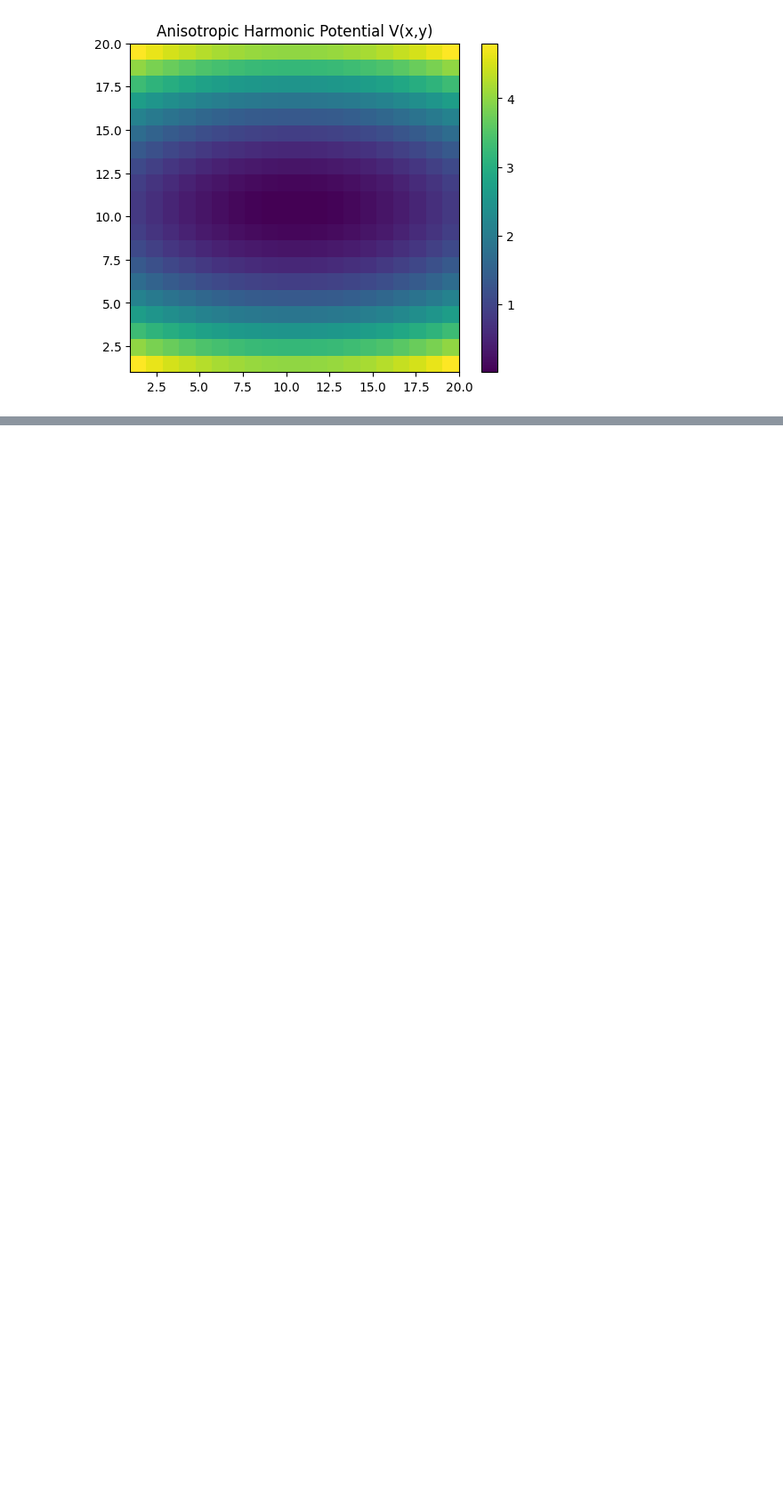
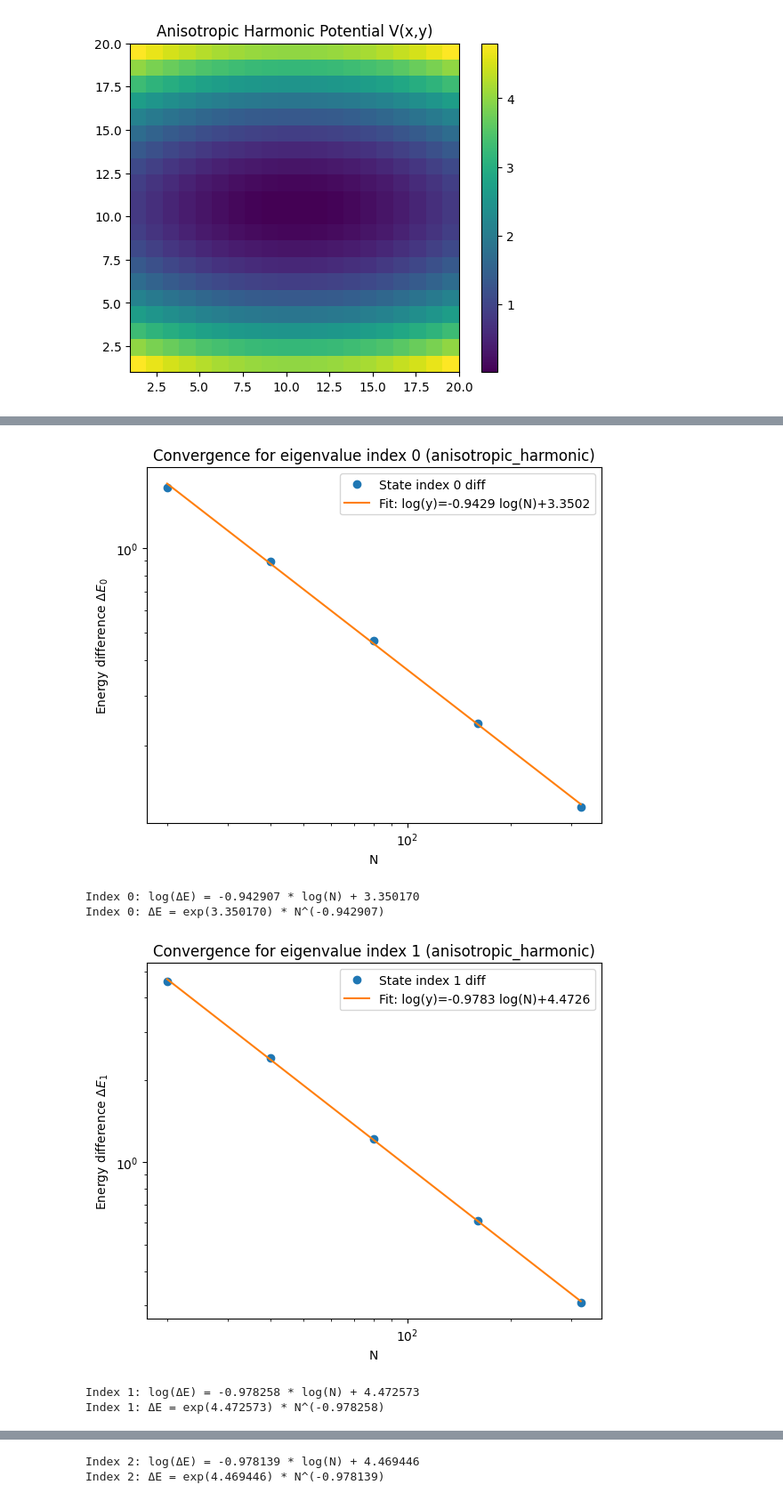
Before and after one commit to desaiamogh31/utd-hpc-course-repo, a Jupyter notebook: hw2/src/analysis.ipynb, the cells around one changed output, grey strips where cells are left out. Shown at 89% size. Saved outputs shown, nothing was run; the diff lists cells and outputs as text; code cells hidden in the pictures; blank space fills up the shorter version.

```diff
--- a/hw2/src/analysis.ipynb
+++ b/hw2/src/analysis.ipynb
@@ -193,0 +217,60 @@ plt.show()
+# %%
+# Ground/Excited-state convergence from TXT files (indices 0..6)
+import numpy as np
+import matplotlib.pyplot as plt
+
+data_dir = "/Users/a.n.d./Documents/UTD/Coursework/HPC/Assignments/HW2/results_local"
+potential_tag = "anisotropic_harmonic"
+N_values = np.array([10, 20, 40, 80, 160, 320], dtype=int)
+
+state_indices = range(0, 7)  # 0,1,2,3,4,5,6
+energies = {k: [] for k in state_indices}
+
+# Read eigenvalues for each N
+for n in N_values:
+    file_path = f"{data_dir}/eigs_N{n}_{potential_tag}.txt"
+    vals = np.atleast_1d(np.loadtxt(file_path))
+    for k in state_indices:
+        energies[k].append(float(vals[k]))
+
+# Convert to arrays and compute consecutive differences
+for k in state_indices:
+    energies[k] = np.array(energies[k], dtype=float)
+
+N_diff = 2 * np.diff(N_values)  # keep your original definition
+
+# Fit + plot for each state index
+for k in state_indices:
+    E_diff = np.diff(energies[k])
+
+    # log-fit only where positive
+    mask = E_diff > 0
+    x = N_diff[mask]
+    y = E_diff[mask]
+
+    if len(x) < 2:
+        print(f"Index {k}: not enough positive points for log-log fit.")
+        continue
+
+    m, b = np.polyfit(np.log(x), np.log(y), 1)
+    y_fit = np.exp(b) * (x ** m)
+
+    plt.figure(figsize=(6, 5))
+    plt.loglog(x, y, "o", label=f"State index {k} diff")
+    plt.loglog(x, y_fit, "-", label=f"Fit: log(y)={m:.4f} log(N)+{b:.4f}")
+    plt.xlabel("N")
+    plt.ylabel(rf"Energy difference $\Delta E_{{{k}}}$")
+    plt.title(f"Convergence for eigenvalue index {k} ({potential_tag})")
+    plt.legend()
+    plt.tight_layout()
+    plt.show()
+
+    print(f"Index {k}: log(ΔE) = {m:.6f} * log(N) + {b:.6f}")
+    print(f"Index {k}: ΔE = exp({b:.6f}) * N^({m:.6f})")
+# %% [output]
+[figure, added]
+Index 0: log(ΔE) = -0.942907 * log(N) + 3.350170
+Index 0: ΔE = exp(3.350170) * N^(-0.942907)
+[figure, added]
+Index 1: log(ΔE) = -0.978258 * log(N) + 4.472573
+Index 1: ΔE = exp(4.472573) * N^(-0.978258)
@@ -193,0 +278,2 @@ plt.show()
+Index 2: log(ΔE) = -0.978139 * log(N) + 4.469446
+Index 2: ΔE = exp(4.469446) * N^(-0.978139)
```
Also changed, not shown: parts of 5 cells of this notebook, 1 other file.
